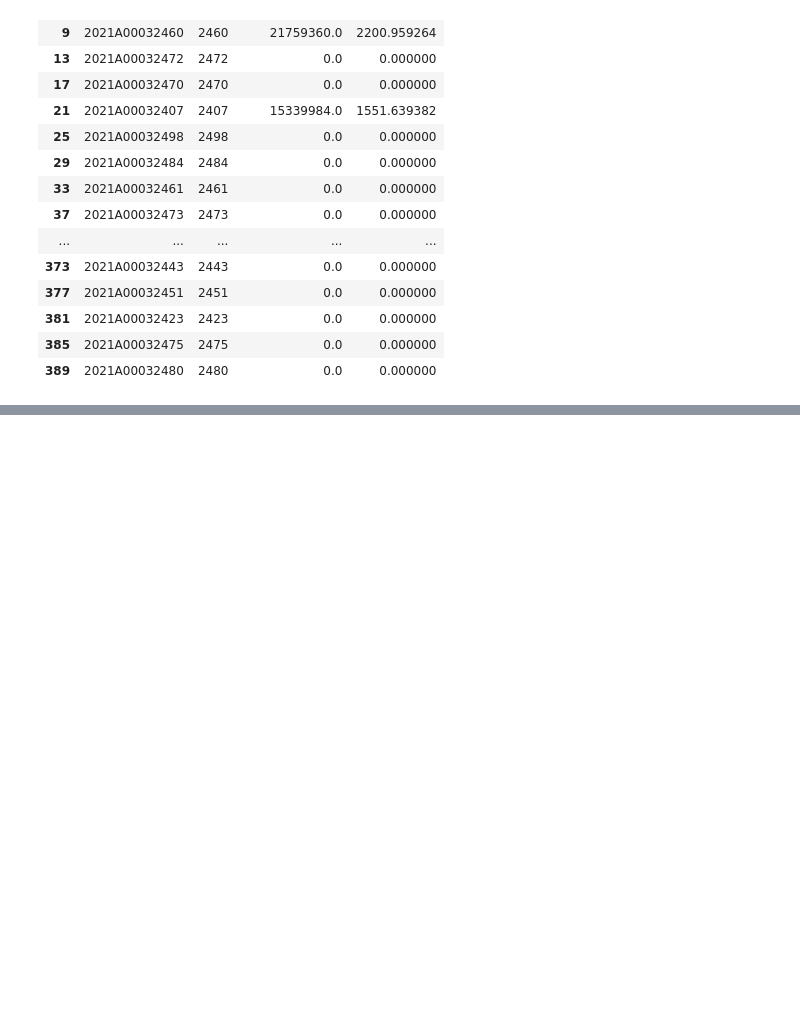
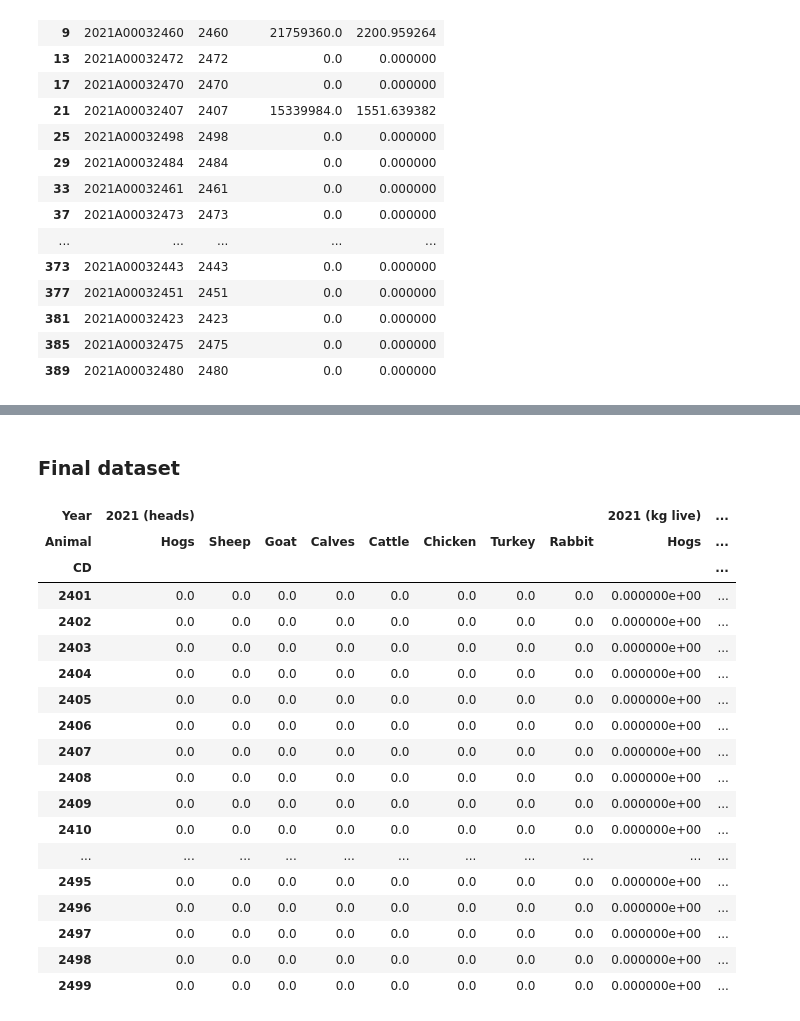
Before and after one commit to emartinher-ULaval/P-flows-Quebec, a Jupyter notebook: Scripts/AgriProductsQuebec.ipynb, the cells around one changed output, grey strips where cells are left out. Saved outputs shown, nothing was run; the diff lists cells and outputs as text; code cells hidden in the pictures; blank space fills up the shorter version.

```diff
--- a/Scripts/AgriProductsQuebec.ipynb
+++ b/Scripts/AgriProductsQuebec.ipynb
@@ -287,0 +497,3 @@ See the caveats in the documentation: https://pandas.pydata.org/pandas-docs/stab
+# %%
+LivetoCarcassWeight_ratio = pd.read_csv('../Datasets/AgriProductsProduction/Meat/LiveCarcassWeightRatio_Conditioned.csv', sep=",", header=0).set_index('Animal')
+LivetoCarcassWeight_ratio
@@ -287,0 +511,9 @@ See the caveats in the documentation: https://pandas.pydata.org/pandas-docs/stab
+# %%
+CarcassWeight = pd.read_csv('../Datasets/AgriProductsProduction/Meat/WeightCarcasses_Conditioned.csv', sep=",", header=0)
+CarcassWeight = CarcassWeight.rename(columns={'Unnamed: 0':'Animals'}).set_index('Animals')
+CarcassWeight.loc['Chicken'] = LivetoCarcassWeight_ratio.loc['Chicken'].item()/100*SlaughterChickenTotal.loc['ChickenWeight'].drop(columns=list(set(SlaughterChickenTotal.columns.to_list()) - set(AnimalsTotal.columns.to_list())))
+CarcassWeight.loc['Turkey'] = LivetoCarcassWeight_ratio.loc['Turkey'].item()/100*SlaughterTurkeyTotal.loc['TurkeyWeight'].drop(columns=list(set(SlaughterTurkeyTotal.columns.to_list()) - set(AnimalsTotal.columns.to_list())))
+
+CarcassWeight.to_csv('../Datasets/AgriProductsProduction/Meat/WeightCarcasses_Final.csv')
+
+CarcassWeight
@@ -287,0 +533,4 @@ See the caveats in the documentation: https://pandas.pydata.org/pandas-docs/stab
+# %%
+AnimalComposition = pd.read_csv('../Datasets/AgriProductsProduction/Meat/Animal compositions/AnimalCompositions.csv', sep=",", header=0).set_index('Animal')
+AnimalComposition.columns
+AnimalComposition
@@ -287,0 +548,60 @@ See the caveats in the documentation: https://pandas.pydata.org/pandas-docs/stab
+# %% [markdown]
+### Final dataset
+# %%
+AnimalsTotalCD_Final = AnimalsTotal_CD.copy()
+AnimalsTotalCD_Final = AnimalsTotalCD_Final.drop('Total Quebec', axis=0)
+
+AnimalsTotalCD_index = AnimalsTotal_CD.drop('Total Quebec', axis=0).index.to_list()
+# AnimalsTotalCD_columns = [i[0].split(' (heads)')[0] for i in AnimalsTotal_CD.columns.to_list()]
+AnimalsTotalCD_columns = AnimalsTotal_CD.drop('Total Quebec', axis=0).columns.to_list()
+
+for i in AnimalsTotalCD_index:
+    for ii in AnimalsTotalCD_columns:
+        AnimalsTotalCD_Final.loc[i,(ii[0].split(' (heads)')[0]  +' (kg live)',ii[1])] = (AnimalsTotalCD_Final.loc[i,ii]*CarcassWeight.loc[ii[1],ii[0].split(' (heads)')[0]]/
+                                                              (LivetoCarcassWeight_ratio.loc[ii[1],'Carcass_Live_ratio (%)']/100))
+
+        AnimalsTotalCD_Final.loc[i,(ii[0].split(' (heads)')[0]  +' (kg carcass)',ii[1])] = (AnimalsTotalCD_Final.loc[i,(ii[0].split(' (heads)')[0]   +' (heads)',ii[1])]*
+                                                                                          CarcassWeight.loc[ii[1],ii[0].split(' (heads)')[0]])
+
+        AnimalsTotalCD_Final.loc[i,(ii[0].split(' (heads)')[0]  +' (kg slaugther waste)',ii[1])] = (AnimalsTotalCD_Final.loc[i,(ii[0].split(' (heads)')[0]   +' (kg live)',ii[1])]-
+                                                                 AnimalsTotalCD_Final.loc[i,(ii[0].split(' (heads)')[0]   +' (kg carcass)',ii[1])])
+
+        AnimalsTotalCD_Final.loc[i,(ii[0].split(' (heads)')[0]  +' (kg P live)',ii[1])] = (AnimalsTotalCD_Final.loc[i,(ii[0].split(' (heads)')[0]  +' (kg live)',ii[1])]*
+                                                                          AnimalComposition.loc[ii[1],'P (%live_wt)']/100)
+
+        AnimalsTotalCD_Final.loc[i,(ii[0].split(' (heads)')[0] +' (kg P carcass)',ii[1])] = (AnimalsTotalCD_Final.loc[i,(ii[0].split(' (heads)')[0] +' (kg carcass)',ii[1])]*
+                                                                          AnimalComposition.loc[ii[1],'P (%live_wt)']/100)
+
+        AnimalsTotalCD_Final.loc[i,(ii[0].split(' (heads)')[0] +' (kg P slaugther waste)',ii[1])] = (AnimalsTotalCD_Final.loc[i,(ii[0].split(' (heads)')[0] +' (kg slaugther waste)',ii[1])]*
+                                                                          AnimalComposition.loc[ii[1],'P (%live_wt)']/100)
+
+        # AnimalsTotal_Final.loc[i,ii+' (kg slaugther waste)'] = (AnimalsTotal_Final.loc[i,ii +' (kg live)'] -
+        #                                                         AnimalsTotal_Final.loc[i,ii +' (kg bones)'] -
+        #                                                         AnimalsTotal_Final.loc[i,ii +' (kg meat)'] -
+        #                                                         AnimalsTotal_Final.loc[i,ii +' (kg fat)'] -
+        #                                                         AnimalsTotal_Final.loc[i,ii +' (kg blood)'])
+AnimalsTotalCD_Final.to_csv('../Datasets/AgriProductsProduction/Meat/Conditioned/AnimalsTotalCD_Final.csv')
+AnimalsTotalCD_Final.to_csv('../Results/AgriProducts/P_MeatQuebecRaw.csv')
+
+
+AnimalsTotalCD_Final
+# %% [output]
+| Year | 2021 (heads) |  |  |  |  |  |  |  | 2021 (kg live) | ... |
+| Animal | Hogs | Sheep | Goat | Calves | Cattle | Chicken | Turkey | Rabbit | Hogs | ... |
+| CD |  |  |  |  |  |  |  |  |  | ... |
+| 2401 | 0.0 | 0.0 | 0.0 | 0.0 | 0.0 | 0.0 | 0.0 | 0.0 | 0.000000e+00 | ... |
+| 2402 | 0.0 | 0.0 | 0.0 | 0.0 | 0.0 | 0.0 | 0.0 | 0.0 | 0.000000e+00 | ... |
+| 2403 | 0.0 | 0.0 | 0.0 | 0.0 | 0.0 | 0.0 | 0.0 | 0.0 | 0.000000e+00 | ... |
+| 2404 | 0.0 | 0.0 | 0.0 | 0.0 | 0.0 | 0.0 | 0.0 | 0.0 | 0.000000e+00 | ... |
+| 2405 | 0.0 | 0.0 | 0.0 | 0.0 | 0.0 | 0.0 | 0.0 | 0.0 | 0.000000e+00 | ... |
+| 2406 | 0.0 | 0.0 | 0.0 | 0.0 | 0.0 | 0.0 | 0.0 | 0.0 | 0.000000e+00 | ... |
+| 2407 | 0.0 | 0.0 | 0.0 | 0.0 | 0.0 | 0.0 | 0.0 | 0.0 | 0.000000e+00 | ... |
+| 2408 | 0.0 | 0.0 | 0.0 | 0.0 | 0.0 | 0.0 | 0.0 | 0.0 | 0.000000e+00 | ... |
+| 2409 | 0.0 | 0.0 | 0.0 | 0.0 | 0.0 | 0.0 | 0.0 | 0.0 | 0.000000e+00 | ... |
+| 2410 | 0.0 | 0.0 | 0.0 | 0.0 | 0.0 | 0.0 | 0.0 | 0.0 | 0.000000e+00 | ... |
+| ... | ... | ... | ... | ... | ... | ... | ... | ... | ... | ... |
+| 2495 | 0.0 | 0.0 | 0.0 | 0.0 | 0.0 | 0.0 | 0.0 | 0.0 | 0.000000e+00 | ... |
+| 2496 | 0.0 | 0.0 | 0.0 | 0.0 | 0.0 | 0.0 | 0.0 | 0.0 | 0.000000e+00 | ... |
+| 2497 | 0.0 | 0.0 | 0.0 | 0.0 | 0.0 | 0.0 | 0.0 | 0.0 | 0.000000e+00 | ... |
+| 2498 | 0.0 | 0.0 | 0.0 | 0.0 | 0.0 | 0.0 | 0.0 | 0.0 | 0.000000e+00 | ... |
+| 2499 | 0.0 | 0.0 | 0.0 | 0.0 | 0.0 | 0.0 | 0.0 | 0.0 | 0.000000e+00 | ... |
```
Also changed, not shown: parts of 18 cells of this notebook, 36 other files.
